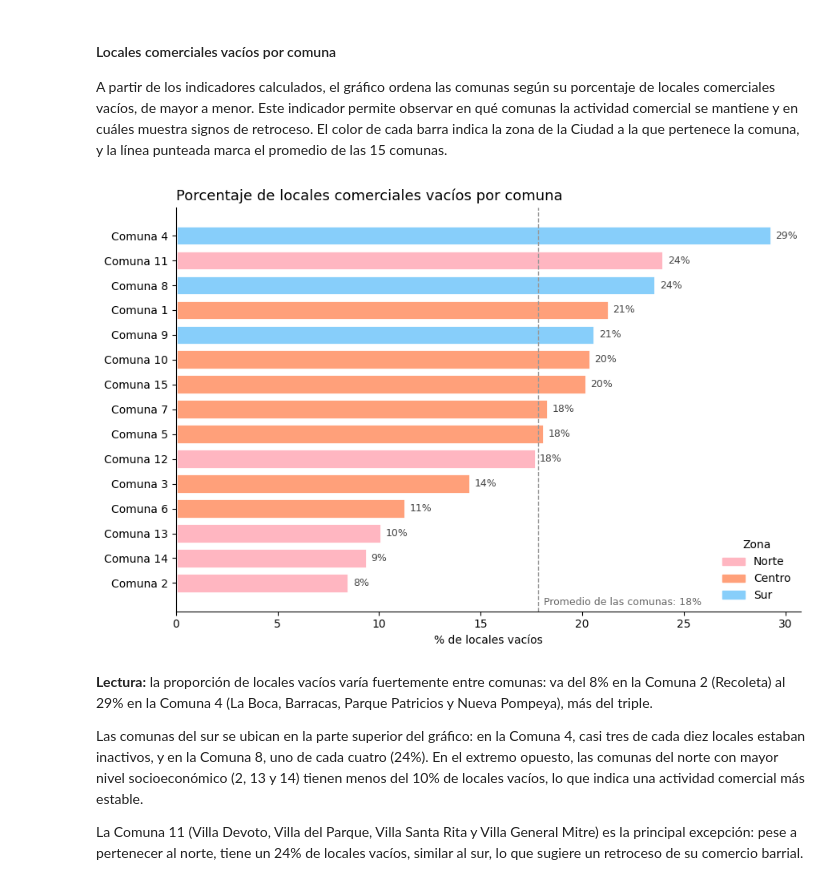
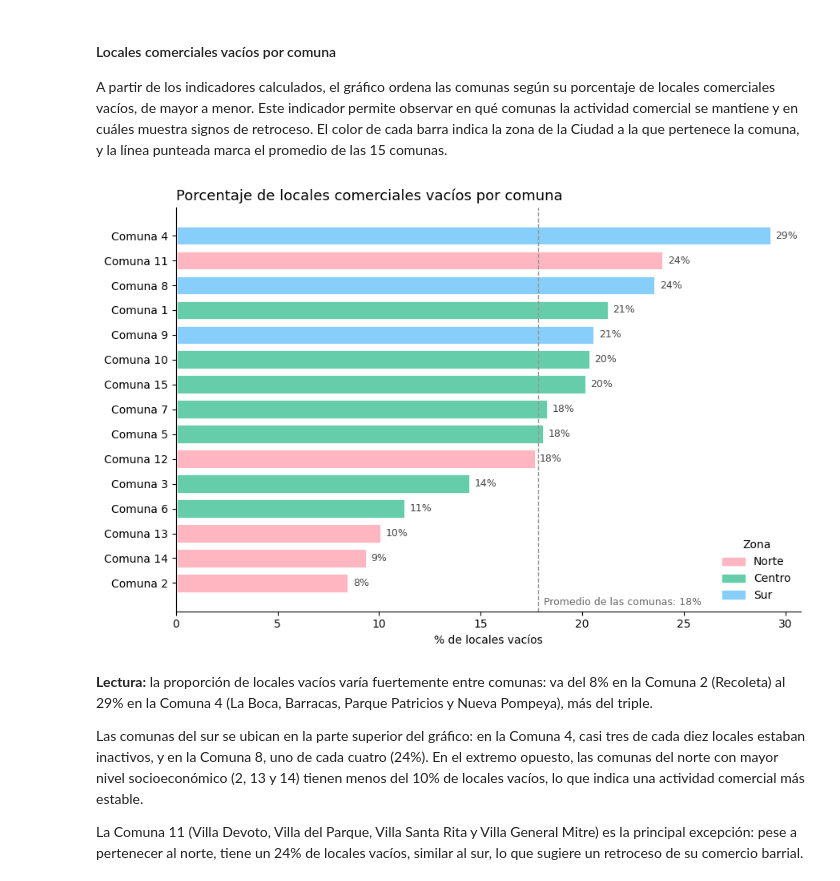
Before and after one commit to mchietino/TP-Delito_en_AMBA-Mica-, a Jupyter notebook: Análisis_socioeconómico_de_CABA.ipynb, the cells around one changed output. Cells and saved outputs as stored; diff of their text form; code cells hidden in the pictures.

```diff
--- a/Análisis_socioeconómico_de_CABA.ipynb
+++ b/Análisis_socioeconómico_de_CABA.ipynb
@@ -234,36 +259,35 @@ from matplotlib.patches import Patch
 
 # 1. Zona de cada comuna y un color por zona
 zonas = {1: "Centro", 2: "Norte", 3: "Centro", 4: "Sur", 5: "Centro",
          6: "Centro", 7: "Centro", 8: "Sur", 9: "Sur", 10: "Centro",
          11: "Norte", 12: "Norte", 13: "Norte", 14: "Norte", 15: "Centro"}
-colores = {"Norte": "#FFB6C1", "Centro": "#FFA07A", "Sur": "#87CEFA"}
-
+colores = {"Norte": "#FFB6C1", "Centro": "#66CDAA", "Sur": "#87CEFA"}
 # 2. Comunas ordenadas de menor a mayor
 ordenado = comercial.sort_values("% locales vacíos")
 color_barras = ordenado["comuna"].map(zonas).map(colores)
 
 # 3. Barras horizontales
 fig, ax = plt.subplots(figsize=(9, 6))
 barras = ax.barh("Comuna " + ordenado["comuna"].astype(str), ordenado["% locales vacíos"],
                  color=color_barras, edgecolor="white", linewidth=2)
 ax.bar_label(barras, fmt="%.0f%%", padding=4, fontsize=9, color="#444444")
 
 # 4. Línea del promedio
 promedio = comercial["% locales vacíos"].mean()
 ax.axvline(promedio, color="#999999", linestyle="--", linewidth=1)
 ax.text(promedio + 0.3, -0.9, f"Promedio de las comunas: {promedio:.0f}%", fontsize=9, color="#666666")
 
 # 5. Títulos y formato
 ax.set_title("Porcentaje de locales comerciales vacíos por comuna", fontsize=13, loc="left")
 ax.set_xlabel("% de locales vacíos")
 ax.legend(handles=[Patch(color=c, label=z) for z, c in colores.items()],
           title="Zona", frameon=False, loc="lower right")
 ax.spines[["top", "right"]].set_visible(False)
 
 plt.tight_layout()
 plt.show()
 # %% [output]
-[figure, old version]
+[figure, new version]
 # %% [markdown]
 **Lectura:** la proporción de locales vacíos varía fuertemente entre comunas: va del 8% en la Comuna 2
 (Recoleta) al 29% en la Comuna 4 (La Boca, Barracas, Parque Patricios y Nueva Pompeya), más del triple.
```
Also changed, not shown: parts of 5 cells of this notebook.
